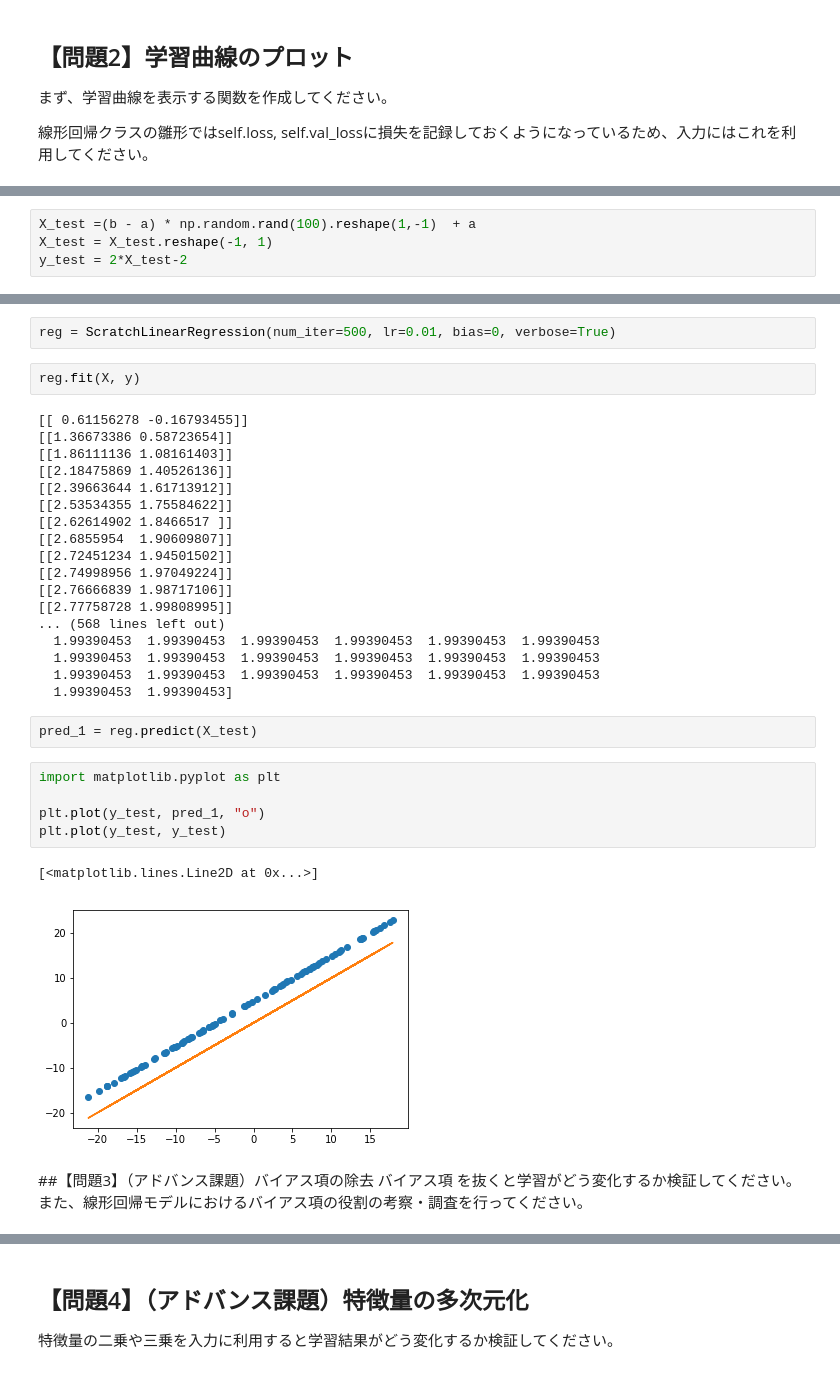
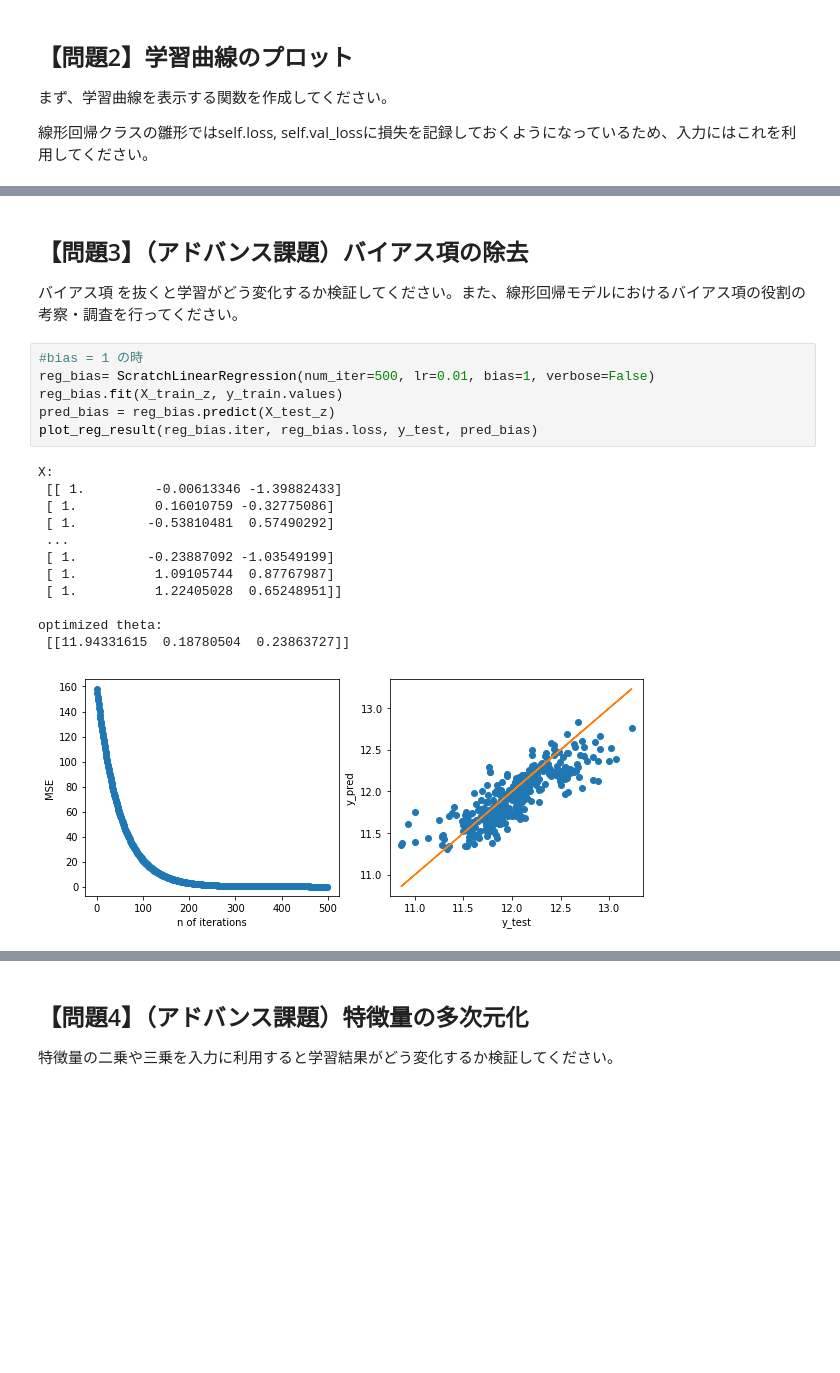
Before and after one commit to ohmorimori/diveintocode-ml, a Jupyter notebook: diveintocode-term1/sprint/sprint3/sprint3_ml_scratch_linear_regression.ipynb, the cells around one changed output, grey strips where cells are left out. Saved outputs shown, nothing was run; the diff lists cells and outputs as text; blank space fills up the shorter version.

```diff
--- a/diveintocode-term1/sprint/sprint3/sprint3_ml_scratch_linear_regression.ipynb
+++ b/diveintocode-term1/sprint/sprint3/sprint3_ml_scratch_linear_regression.ipynb
@@ -417,4 +420,0 @@ y = 2*X -2
-# %%
-X_test =(b - a) * np.random.rand(100).reshape(1,-1)  + a
-X_test = X_test.reshape(-1, 1)
-y_test = 2*X_test-2
@@ -426,35 +421,22 @@ ax = plt.scatter(X, y);
-# %%
-reg = ScratchLinearRegression(num_iter=500, lr=0.01, bias=0, verbose=True)
-# %%
-reg.fit(X, y)
-# %% [output]
-[[ 0.61156278 -0.16793455]]
-[[1.36673386 0.58723654]]
-[[1.86111136 1.08161403]]
-[[2.18475869 1.40526136]]
-[[2.39663644 1.61713912]]
-[[2.53534355 1.75584622]]
-[[2.62614902 1.8466517 ]]
-[[2.6855954  1.90609807]]
-[[2.72451234 1.94501502]]
-[[2.74998956 1.97049224]]
-[[2.76666839 1.98717106]]
-[[2.77758728 1.99808995]]
-... (568 lines left out)
-  1.99390453  1.99390453  1.99390453  1.99390453  1.99390453  1.99390453
-  1.99390453  1.99390453  1.99390453  1.99390453  1.99390453  1.99390453
-  1.99390453  1.99390453  1.99390453  1.99390453  1.99390453  1.99390453
-  1.99390453  1.99390453]
-# %%
-pred_1 = reg.predict(X_test)
-# %%
-import matplotlib.pyplot as plt
-
-plt.plot(y_test, pred_1, "o")
-plt.plot(y_test, y_test)
-# %% [output]
-[<matplotlib.lines.Line2D at 0x...>]
-[figure, removed]
 # %% [markdown]
-##【問題3】（アドバンス課題）バイアス項の除去
+## 【問題3】（アドバンス課題）バイアス項の除去
 バイアス項 を抜くと学習がどう変化するか検証してください。また、線形回帰モデルにおけるバイアス項の役割の考察・調査を行ってください。
+# %%
+#bias = 1 の時
+reg_bias= ScratchLinearRegression(num_iter=500, lr=0.01, bias=1, verbose=False)
+reg_bias.fit(X_train_z, y_train.values)
+pred_bias = reg_bias.predict(X_test_z)
+plot_reg_result(reg_bias.iter, reg_bias.loss, y_test, pred_bias)
+# %% [output]
+X:
+ [[ 1.         -0.00613346 -1.39882433]
+ [ 1.          0.16010759 -0.32775086]
+ [ 1.         -0.53810481  0.57490292]
+ ...
+ [ 1.         -0.23887092 -1.03549199]
+ [ 1.          1.09105744  0.87767987]
+ [ 1.          1.22405028  0.65248951]]
+
+optimized theta:
+ [[11.94331615  0.18780504  0.23863727]]
+[figure, added]
```
Also changed, not shown: parts of 48 cells of this notebook.
